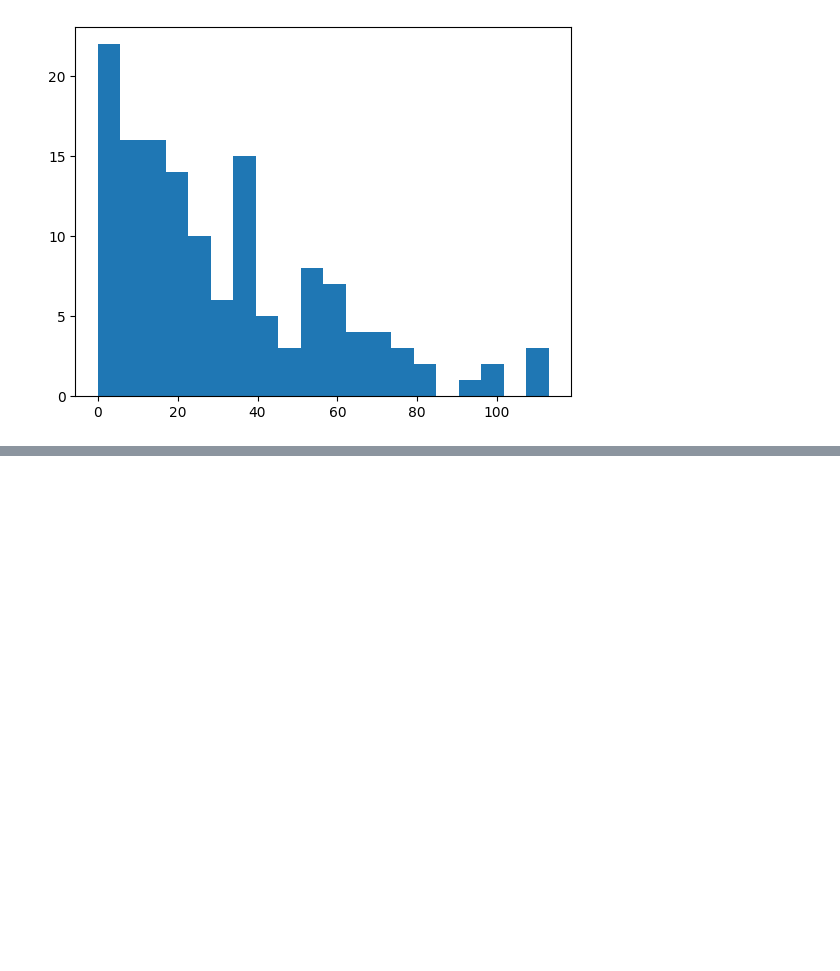
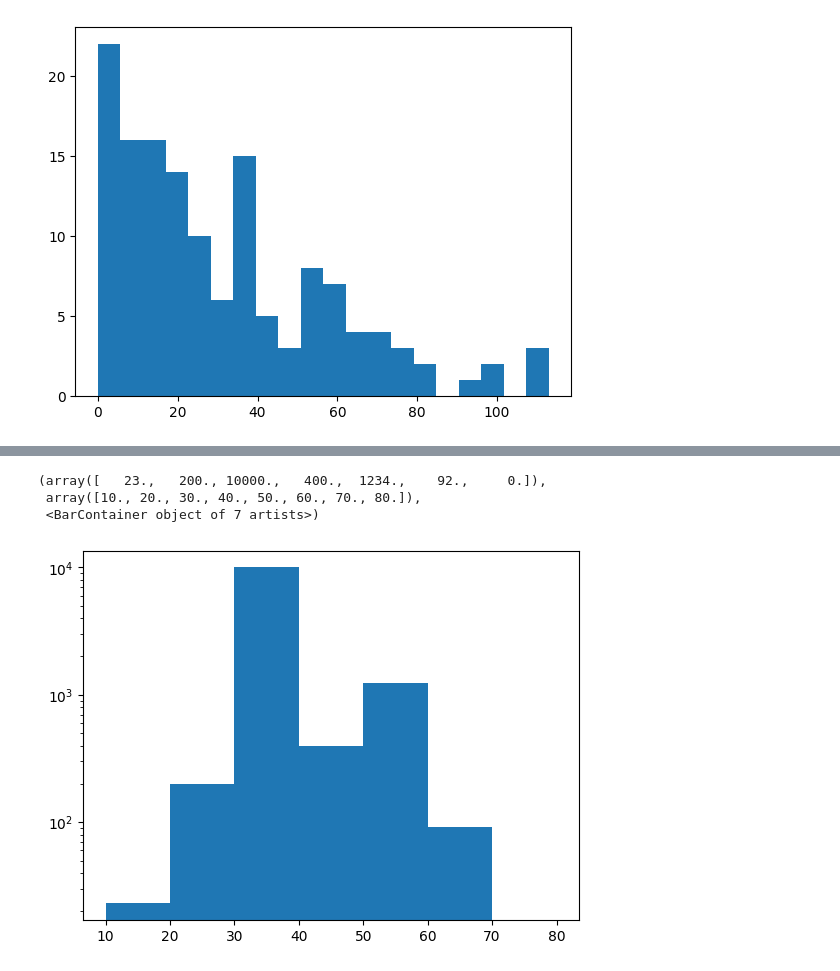
Before and after one commit to utkarshchouhan-dev/Python-Libraries, a Jupyter notebook: Matplotlib/matplotlib.ipynb, the cells around one changed output, grey strips where cells are left out. Drawn from its saved outputs; the diff is of its cells as text; code cells hidden in the pictures; blank space fills up the shorter version.

```diff
--- a/Matplotlib/matplotlib.ipynb
+++ b/Matplotlib/matplotlib.ipynb
@@ -333,0 +336,9 @@ ax3.plot(np.random.standard_normal(50).cumsum(), color="black",linestyle="dashed
+# %%
+# we can use log = True parameter here, to scale it down.
+
+plt.hist(arr,bins=[10,20,30,40,50,60,70,80],log=True)
+# %% [output]
+(array([   23.,   200., 10000.,   400.,  1234.,    92.,     0.]),
+ array([10., 20., 30., 40., 50., 60., 70., 80.]),
+ <BarContainer object of 7 artists>)
+[figure, added]
```
Also changed, not shown: parts of 14 cells of this notebook, 1 other file.
